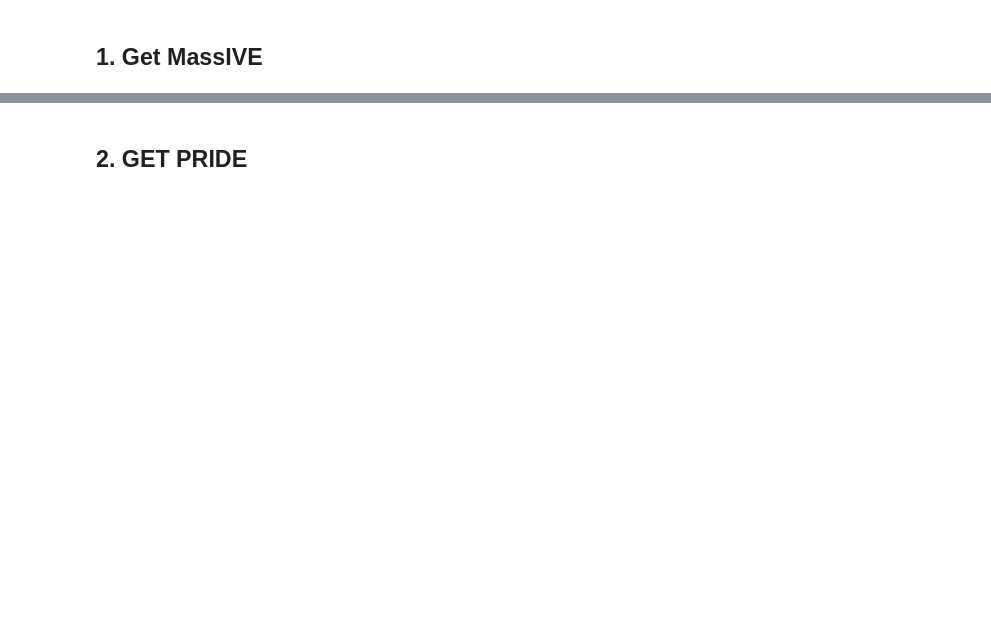
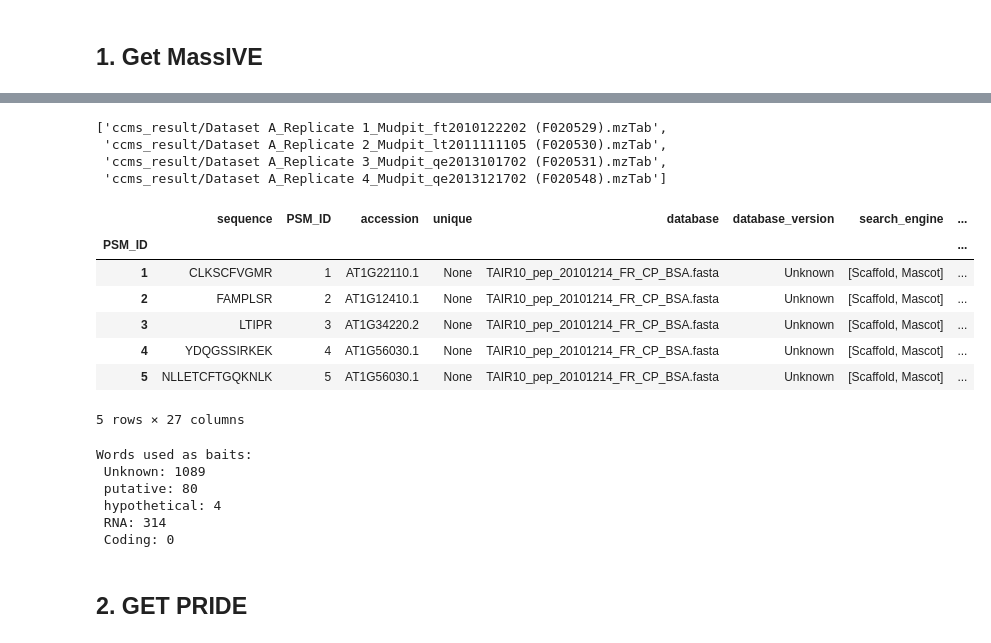
Before and after one commit to tiagocabralborelli/lncRNA, a Jupyter notebook: mine_plant_proteome.ipynb, the cells around one changed output, grey strips where cells are left out. Saved outputs shown, nothing was run; the diff lists cells and outputs as text; code cells hidden in the pictures; blank space fills up the shorter version.

```diff
--- a/mine_plant_proteome.ipynb
+++ b/mine_plant_proteome.ipynb
@@ -20,0 +58,10 @@ MassIVE_passed_df.head()
+# %%
+MassIVE_obj = ppx.MassiveProject("MSV000087472", local = "/home/tiago/documents/lncRNA/massive")
+MassIVE_remote_files = MassIVE_obj.remote_files()
+MassIVE_remote_files = list(filter(lambda x: (x.endswith(".mzTab")),MassIVE_remote_files))
+MassIVE_remote_files
+# %% [output]
+['ccms_result/Dataset A_Replicate 1_Mudpit_ft2010122202 (F020529).mzTab',
+ 'ccms_result/Dataset A_Replicate 2_Mudpit_lt2011111105 (F020530).mzTab',
+ 'ccms_result/Dataset A_Replicate 3_Mudpit_qe2013101702 (F020531).mzTab',
+ 'ccms_result/Dataset A_Replicate 4_Mudpit_qe2013121702 (F020548).mzTab']
@@ -21,3 +70,30 @@ MassIVE_passed_df.head()
+# %%
+MassIVE_mztab = mztab.MzTab("/home/tiago/documents/lncRNA/massive/ccms_result/Dataset A_Replicate 1_Mudpit_ft2010122202 (F020529).mzTab")
+psms = MassIVE_mztab.spectrum_match_table
+psms.head()
+# %% [output]
+|  | sequence | PSM_ID | accession | unique | database | database_version | search_engine | ... |
+| PSM_ID |  |  |  |  |  |  |  | ... |
+| 1 | CLKSCFVGMR | 1 | AT1G22110.1 | None | TAIR10_pep_20101214_FR_CP_BSA.fasta | Unknown | [Scaffold, Mascot] | ... |
+| 2 | FAMPLSR | 2 | AT1G12410.1 | None | TAIR10_pep_20101214_FR_CP_BSA.fasta | Unknown | [Scaffold, Mascot] | ... |
+| 3 | LTIPR | 3 | AT1G34220.2 | None | TAIR10_pep_20101214_FR_CP_BSA.fasta | Unknown | [Scaffold, Mascot] | ... |
+| 4 | YDQGSSIRKEK | 4 | AT1G56030.1 | None | TAIR10_pep_20101214_FR_CP_BSA.fasta | Unknown | [Scaffold, Mascot] | ... |
+| 5 | NLLETCFTGQKNLK | 5 | AT1G56030.1 | None | TAIR10_pep_20101214_FR_CP_BSA.fasta | Unknown | [Scaffold, Mascot] | ... |
+5 rows × 27 columns
+# %%
+unknown = MassIVE_mztab["PRT"].description.str.contains('unknown').sum()
+putative = MassIVE_mztab["PRT"].description.str.contains('putative').sum()
+hypothetical = MassIVE_mztab["PRT"].description.str.contains('hypothetical').sum()
+RNA = MassIVE_mztab["PRT"].description.str.contains('RNA').sum()
+coding = MassIVE_mztab["PRT"].description.str.contains('coding').sum()
+print(f"Words used as baits:\n Unknown: {unknown}\n putative: {putative} \n hypothetical: {hypothetical} \n RNA: {RNA} \n Coding: {coding}")
+# %% [output]
+Words used as baits:
+ Unknown: 1089
+ putative: 80
+ hypothetical: 4
+ RNA: 314
+ Coding: 0
 # %%
 #Tried to find zmtable on massIVE datasets.
 for dataset in MassIVE_passed_df["dataset"]:
```
Also changed, not shown: parts of 14 cells of this notebook, 2 other files.
